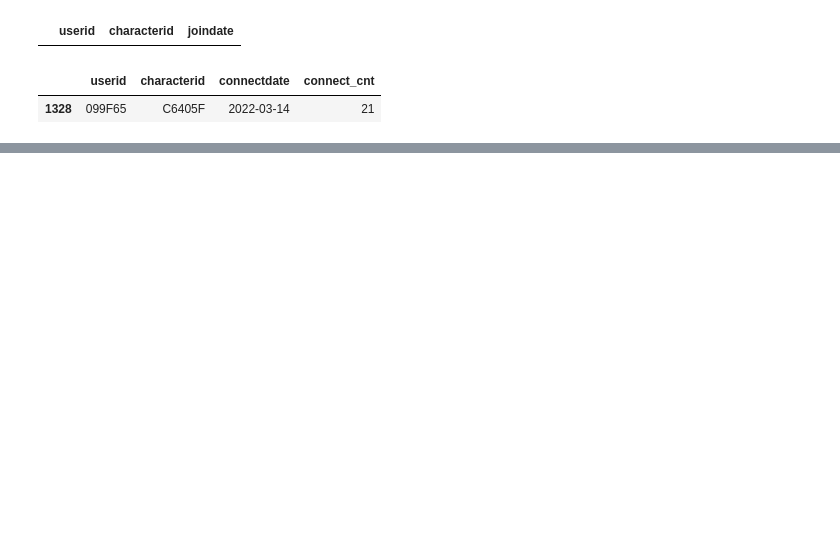
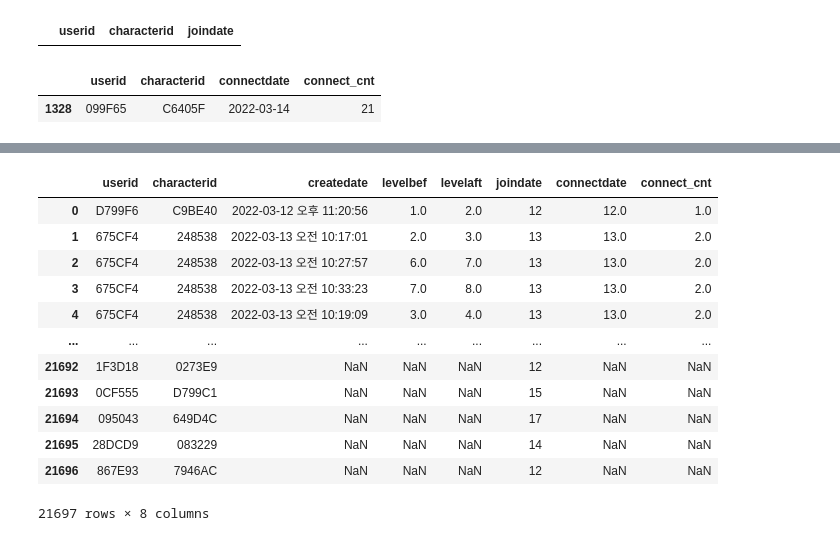
Before and after one commit to mqifjjfwiot/MS-AI-SCHOOL, a Jupyter notebook: InT.ipynb, the cells around one changed output, grey strips where cells are left out. Drawn from its saved outputs; the diff is of its cells as text; code cells hidden in the pictures; blank space fills up the shorter version.

```diff
--- a/InT.ipynb
+++ b/InT.ipynb
@@ -169,0 +295,17 @@ df_c[df_c['connect_cnt'] == 21 ]
+# %%
+df_l_cJ = pd.read_csv(base_url+'l_cJ.csv')
+df_l_cJ
+# %% [output]
+|  | userid | characterid | createdate | levelbef | levelaft | joindate | connectdate | connect_cnt |
+| 0 | D799F6 | C9BE40 | 2022-03-12 오후 11:20:56 | 1.0 | 2.0 | 12 | 12.0 | 1.0 |
+| 1 | 675CF4 | 248538 | 2022-03-13 오전 10:17:01 | 2.0 | 3.0 | 13 | 13.0 | 2.0 |
+| 2 | 675CF4 | 248538 | 2022-03-13 오전 10:27:57 | 6.0 | 7.0 | 13 | 13.0 | 2.0 |
+| 3 | 675CF4 | 248538 | 2022-03-13 오전 10:33:23 | 7.0 | 8.0 | 13 | 13.0 | 2.0 |
+| 4 | 675CF4 | 248538 | 2022-03-13 오전 10:19:09 | 3.0 | 4.0 | 13 | 13.0 | 2.0 |
+| ... | ... | ... | ... | ... | ... | ... | ... | ... |
+| 21692 | 1F3D18 | 0273E9 | NaN | NaN | NaN | 12 | NaN | NaN |
+| 21693 | 0CF555 | D799C1 | NaN | NaN | NaN | 15 | NaN | NaN |
+| 21694 | 095043 | 649D4C | NaN | NaN | NaN | 17 | NaN | NaN |
+| 21695 | 28DCD9 | 083229 | NaN | NaN | NaN | 14 | NaN | NaN |
+| 21696 | 867E93 | 7946AC | NaN | NaN | NaN | 12 | NaN | NaN |
+21697 rows × 8 columns
```
Also changed, not shown: parts of 19 cells of this notebook.
